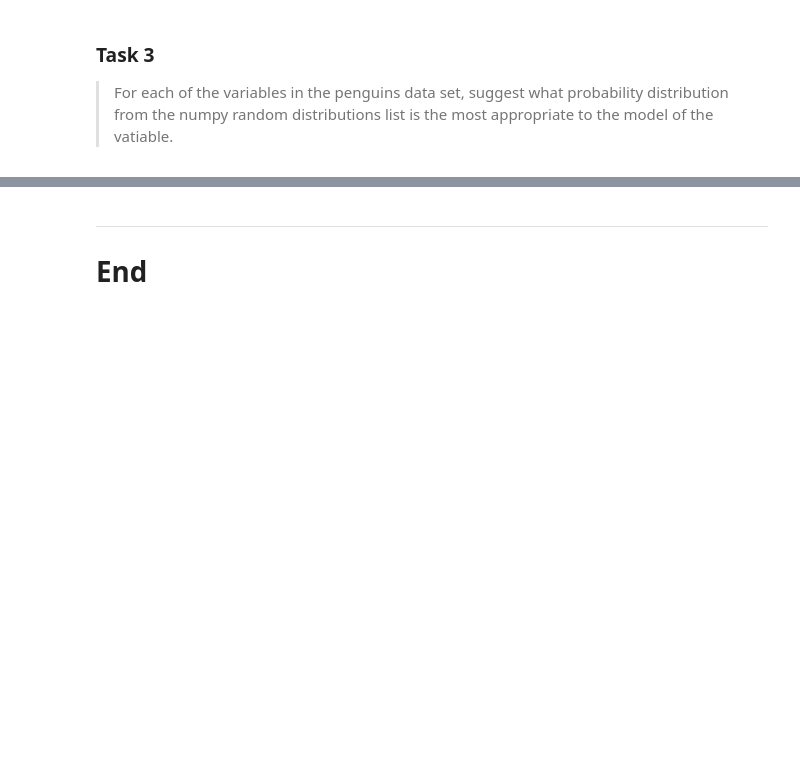
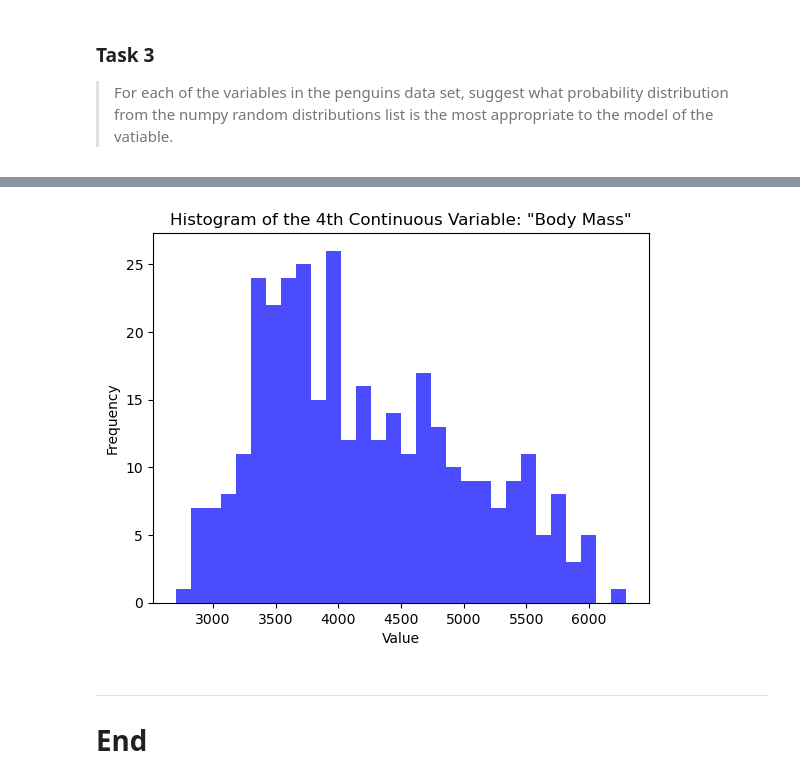
Before and after one commit to AndreaCignoni/FundamentalsOfDataAnalysis, a Jupyter notebook: tasks.ipynb, the cells around one changed output, grey strips where cells are left out. Saved outputs shown, nothing was run; the diff lists cells and outputs as text; code cells hidden in the pictures; blank space fills up the shorter version.

```diff
--- a/tasks.ipynb
+++ b/tasks.ipynb
@@ -381,3 +474,13 @@ To get a sense of the data's distribution, I will then give a visual representat
+# %%
+continuous_variable_4 = data['body_mass_g']
+
+plt.hist(continuous_variable_4, bins=30, color='blue', alpha=0.7)
+plt.xlabel('Value')
+plt.ylabel('Frequency')
+plt.title('Histogram of the 4th Continuous Variable: "Body Mass"')
+plt.show()
+# %% [output]
+[figure, added]
 # %% [markdown]
 ***
 
```
Also changed, not shown: parts of 9 cells of this notebook.
